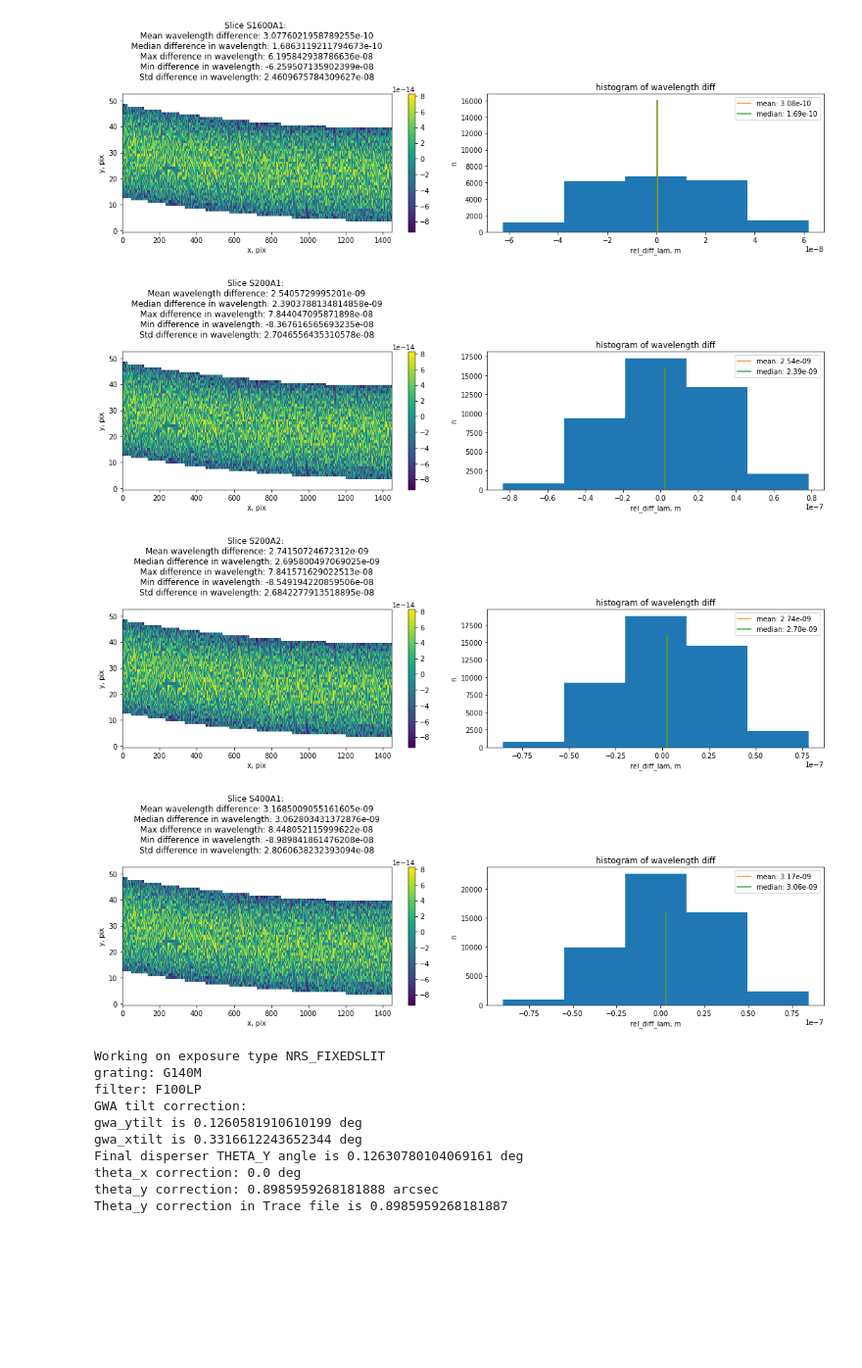
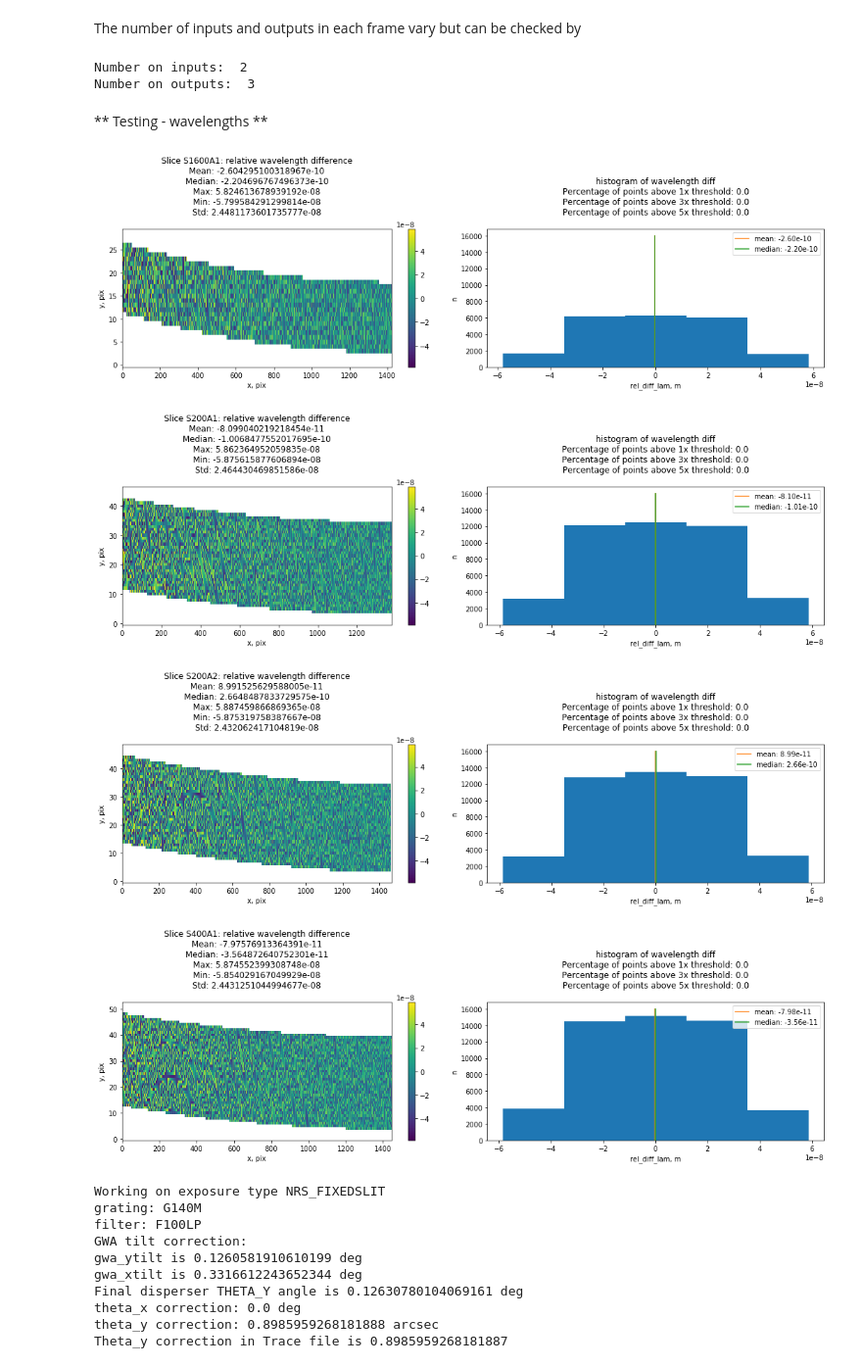
Before and after one commit to nden/nrs_testing, a Jupyter notebook: fs/NRS1_FS.ipynb, the cells around one changed output. Shown at 98% size. Drawn from its saved outputs; the diff is of its cells as text; code cells hidden in the pictures; blank space fills up the shorter version.

```diff
--- a/fs/NRS1_FS.ipynb
+++ b/fs/NRS1_FS.ipynb
@@ -56,0 +81,6 @@ im = datamodels.ImageModel('nrs1_fs_assign_wcs.fits')
+# %%
+det2slit = slit_wcs.get_transform('detector', 'slit_frame')
+slitx, slity, lam = det2slit(700, 1080)
+print("slitx: " , slitx)
+print("slity: " , slity)
+print("lambda: " , lam)
@@ -57,13 +91,34 @@ im = datamodels.ImageModel('nrs1_fs_assign_wcs.fits')
+# %% [markdown]
+The number of inputs and outputs in each frame vary but can be checked by
+# %%
+print('Number on inputs: ', det2slit.n_inputs)
+print('Number on outputs: ', det2slit.n_outputs)
+# %% [output]
+Number on inputs:  2
+Number on outputs:  3
+# %%
+# Compute percentage of pixels above certain threshold
+def compute_percentage(values, threshold):
+    values = values[~np.isnan(values)]
+    n_total = values.size
+
+    thresh = [threshold, 3*threshold, 5*threshold]
+    res = []
+    for i in thresh:
+        n = np.logical_or(values > i, values< -i).nonzero()[0].size
+        res.append((n / n_total) * 100)
+    return res
+# %% [markdown]
+** Testing - wavelengths **
 # %%
 #esa = ["esa/Trace_SLIT_A_200_1_V84600010001P0000000002101_39547_JLAB88.fits"]
 for trace in esa:
     # Open the Trace file and ead the extensions
     tr = fits.open(trace)
     #tr.info()
-    lam1 = tr[4].data
-    slit1 = tr[5].data
-    msay1 = tr[7].data
-    pyw = wcs.WCS(tr[4].header)
+    lam1 = tr['LAMBDA1'].data
+    slit1 = tr['SLITY1'].data
+    pyw = wcs.WCS(tr['LAMBDA1'].header)
     slice_id = map_slit_names[tr[0].header['SLITID']]
     tr.close()
 
@@ -78,55 +133,63 @@ for trace in esa:
     ra, dec, lam = wcs_slice(x1-1, y1-1)
     lam *= 10**-6
 
-    # Use slit locations between -.5 and .5
-    ind = np.logical_and(slit1<.5, slit1>-.5)
-    nanind = ~ind
-    lam[nanind] = np.nan
-    # pick up any NaNs comping from the pipeline
+    # Compute indices for slit-y between -.5 and .5
+    in_slit = np.logical_and(slit1<.5, slit1>-.5)
+    lam[~in_slit] = np.nan
     nanind = np.isnan(lam)
     notnan = ~nanind
+    # Set lam values outside the slit to NaN
+    lam[nanind] = np.nan
+    # Add to nanind all indices where values returned by the pipeline are NaNs
+    #nanind = np.isnan(lam)
+    #notnan = ~nanind
+    # Set the values to NaN in the ESA lambda extension
     lam1[nanind] = np.nan
 
     # Compute the difference in wavelength
     rel_diff_lam = (lam1 - lam) / lam1
 
-    # Compute statistics
+    # Compute statistics for notnan indices
     mean = np.mean(rel_diff_lam[notnan])
     median = np.median(rel_diff_lam[notnan])
     dmax = np.max(rel_diff_lam[notnan])
     dmin = np.min(rel_diff_lam[notnan])
     dstd = np.std(rel_diff_lam[notnan])
+    percentage_results = compute_percentage(rel_diff_lam, 1e-7)
 
-    title1 = "Slice {}: \n".format(slice_id)
-    title1 += "Mean wavelength difference: {}\n".format(mean)
-    title1 += "Median difference in wavelength: {}\n".format(median)
-    title1 += "Max difference in wavelength: {}\n".format(dmax)
-    title1 += "Min difference in wavelength: {}\n".format(dmin)
-    title1 += "Std difference in wavelength: {}\n".format(dstd)
+    title1 = "Slice {}: relative wavelength difference\n".format(slice_id)
+    title1 += "Mean: {}\n".format(mean)
+    title1 += "Median: {}\n".format(median)
+    title1 += "Max: {}\n".format(dmax)
+    title1 += "Min: {}\n".format(dmin)
+    title1 += "Std: {}\n".format(dstd)
 
-    title2 = "histogram of wavelength diff"
+    title2 = "histogram of wavelength diff\n"
+    title2 += "Percentage of points above 1x threshold: {}\n".format(percentage_results[0])
+    title2 += "Percentage of points above 3x threshold: {}\n".format(percentage_results[1])
+    title2 += "Percentage of points above 5x threshold: {}\n".format(percentage_results[2])
 
     fig = plt.figure(figsize=(15, 5))
     ax1 = plt.subplot(1,2,1)
-    i1 = ax1.imshow(diff, aspect='auto')
+    i1 = ax1.imshow(rel_diff_lam, aspect='auto')
     plt.title(title1)
     plt.colorbar(i1, ax=ax1 )
     plt.xlabel('x, pix')
     plt.ylabel('y, pix')
     ax2 = plt.subplot(1,2,2)
     i2 = plt.hist(rel_diff_lam[~np.isnan(rel_diff_lam)].flatten(), bins=5)
     ax2.plot([mean]*2, [0,16000], label="mean: {:3.2e}".format(mean))
     ax2.plot([median]*2, [0,16000], label="median: {:3.2e}".format(median))
     ax2.legend()
     plt.title(title2)
     plt.xlabel('rel_diff_lam, m')
     plt.ylabel('n')
     fig.tight_layout()
 # %% [output]
-[figure, old version]
+[figure, new version]
-[figure, old version]
+[figure, new version]
-[figure, old version]
+[figure, new version]
-[figure, old version]
+[figure, new version]
 # %%
 print("Working on exposure type {0}".format(im.meta.exposure.type))
 print("grating: {0}".format(im.meta.instrument.grating))
```
Also changed, not shown: parts of 13 cells of this notebook, 3 other files.
